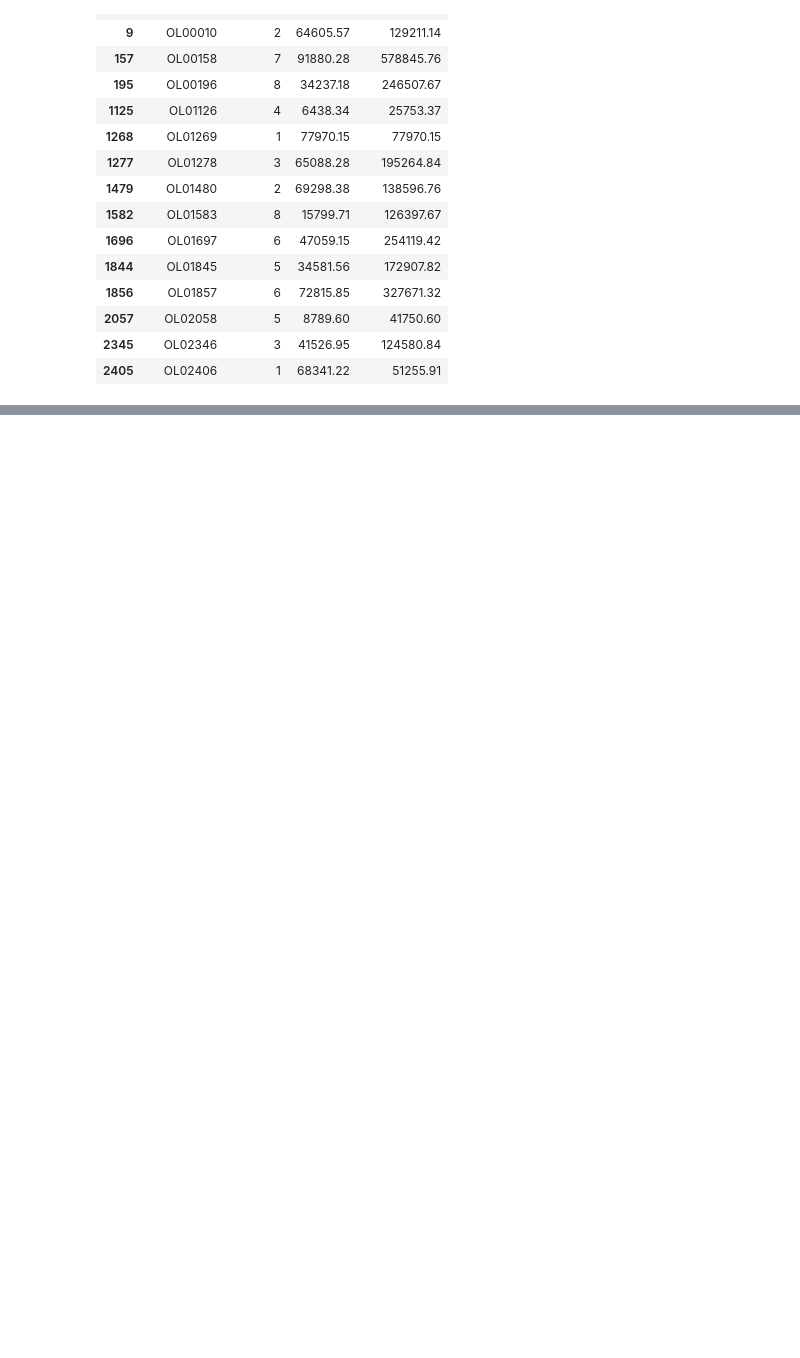
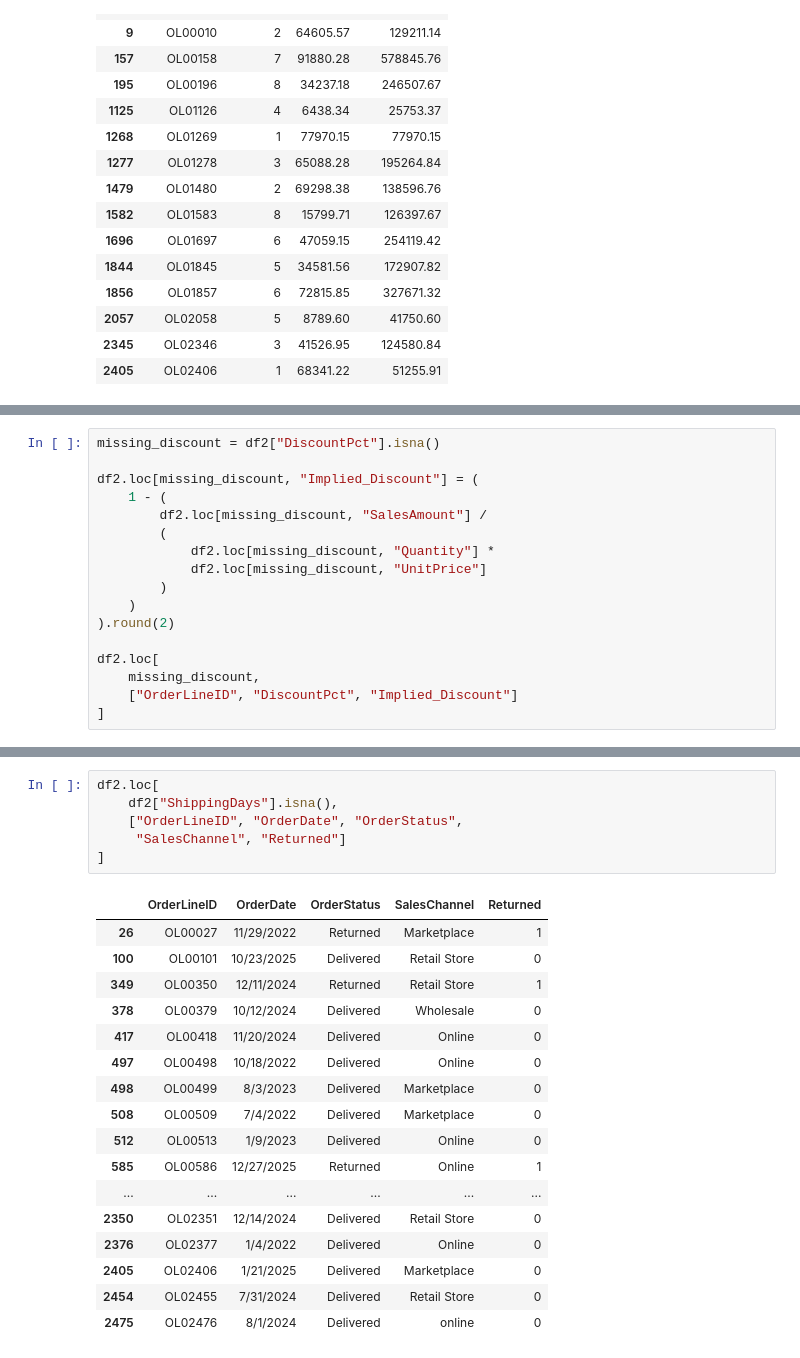
Before and after one commit to esthermaina36/novamart-retail-analysis, a Jupyter notebook: notebook/novaretail.ipynb, the cells around one changed output, grey strips where cells are left out. Drawn from its saved outputs; the diff is of its cells as text; blank space fills up the shorter version.

```diff
--- a/notebook/novaretail.ipynb
+++ b/notebook/novaretail.ipynb
@@ -396,0 +461,17 @@ df2.loc[
+# %%
+missing_discount = df2["DiscountPct"].isna()
+
+df2.loc[missing_discount, "Implied_Discount"] = (
+    1 - (
+        df2.loc[missing_discount, "SalesAmount"] /
+        (
+            df2.loc[missing_discount, "Quantity"] *
+            df2.loc[missing_discount, "UnitPrice"]
+        )
+    )
+).round(2)
+
+df2.loc[
+    missing_discount,
+    ["OrderLineID", "DiscountPct", "Implied_Discount"]
+]
@@ -396,0 +526,24 @@ df2.loc[
+# %%
+df2.loc[
+    df2["ShippingDays"].isna(),
+    ["OrderLineID", "OrderDate", "OrderStatus",
+     "SalesChannel", "Returned"]
+]
+# %% [output]
+|  | OrderLineID | OrderDate | OrderStatus | SalesChannel | Returned |
+| 26 | OL00027 | 11/29/2022 | Returned | Marketplace | 1 |
+| 100 | OL00101 | 10/23/2025 | Delivered | Retail Store | 0 |
+| 349 | OL00350 | 12/11/2024 | Returned | Retail Store | 1 |
+| 378 | OL00379 | 10/12/2024 | Delivered | Wholesale | 0 |
+| 417 | OL00418 | 11/20/2024 | Delivered | Online | 0 |
+| 497 | OL00498 | 10/18/2022 | Delivered | Online | 0 |
+| 498 | OL00499 | 8/3/2023 | Delivered | Marketplace | 0 |
+| 508 | OL00509 | 7/4/2022 | Delivered | Marketplace | 0 |
+| 512 | OL00513 | 1/9/2023 | Delivered | Online | 0 |
+| 585 | OL00586 | 12/27/2025 | Returned | Online | 1 |
+| ... | ... | ... | ... | ... | ... |
+| 2350 | OL02351 | 12/14/2024 | Delivered | Retail Store | 0 |
+| 2376 | OL02377 | 1/4/2022 | Delivered | Online | 0 |
+| 2405 | OL02406 | 1/21/2025 | Delivered | Marketplace | 0 |
+| 2454 | OL02455 | 7/31/2024 | Delivered | Retail Store | 0 |
+| 2475 | OL02476 | 8/1/2024 | Delivered | online | 0 |
```
Also changed, not shown: parts of 31 cells of this notebook, 2 other files.
